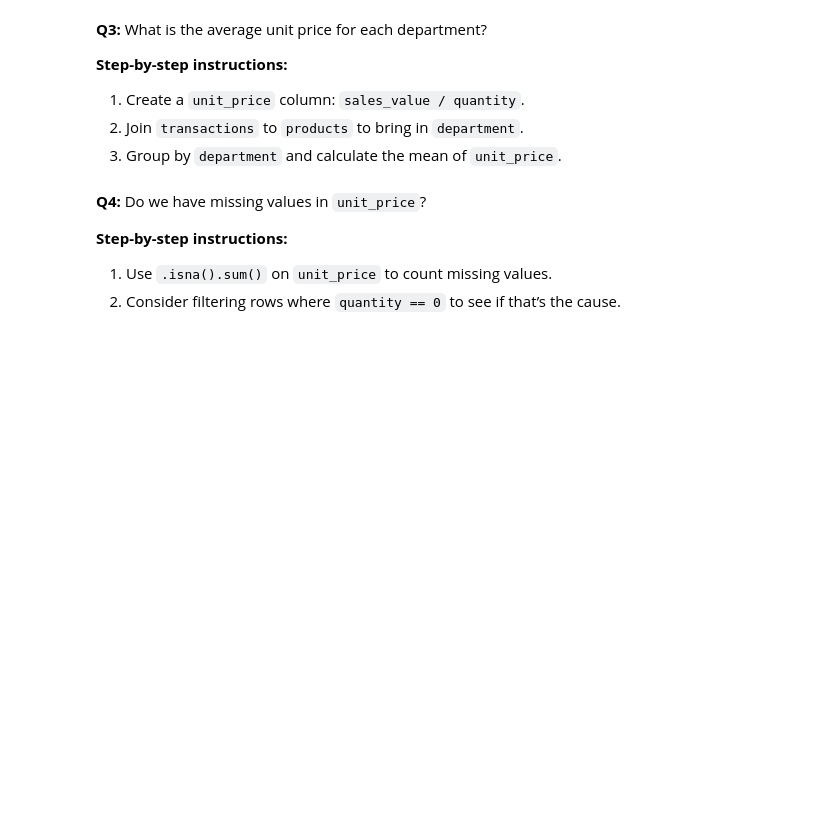
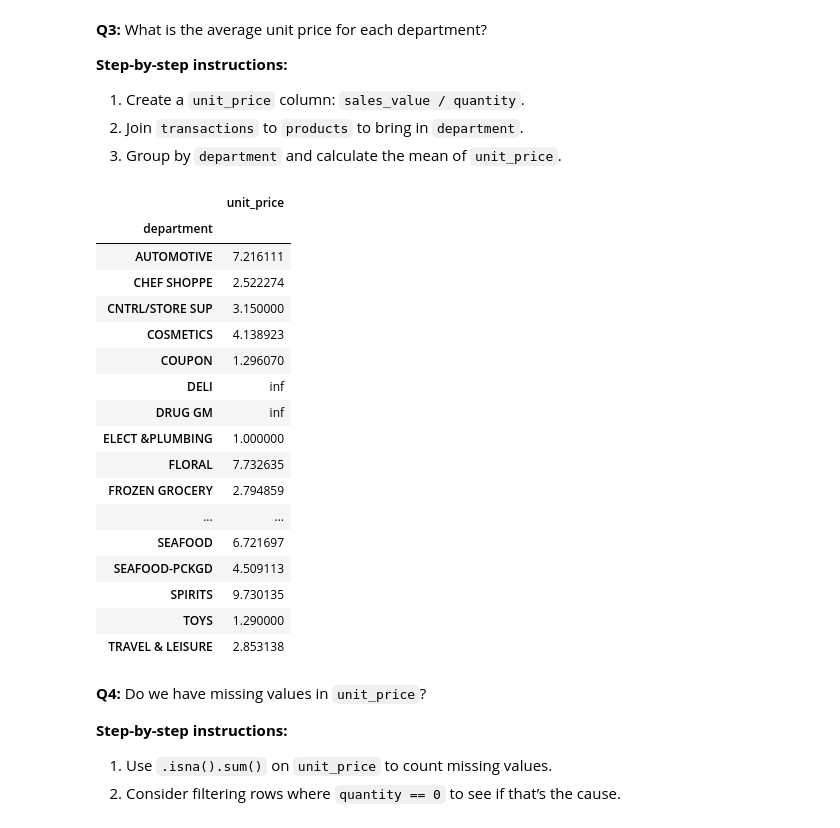
Before and after one commit to mbreese/BANA-7025, a Jupyter notebook: assignments/homework/week-04-homework.ipynb, the cells around one changed output. Saved outputs shown, nothing was run; the diff lists cells and outputs as text; code cells hidden in the pictures; blank space fills up the shorter version.

```diff
--- a/assignments/homework/week-04-homework.ipynb
+++ b/assignments/homework/week-04-homework.ipynb
@@ -121,3 +117,9 @@ mean_sales = transactions['sales_value'].__()
 4. Select the top row.
 # %%
 # Your code here
+transactions['date'] = transactions['transaction_timestamp'].dt.date
+
+transactions.groupby('date') \
+  .agg({'sales_value': 'sum'}) \
+  .sort_values(by='sales_value', ascending=False) \
+  .head(1)
@@ -144,6 +164,33 @@ mean_sales = transactions['sales_value'].__()
 3. Group by `department` and calculate the mean of `unit_price`.
 # %%
 # Your code here
+transactions["unit_price"] = transactions["sales_value"] / transactions["quantity"]
+transactions["unit_price"].describe()
+
+# I'm intentionally leaving in missing values for now (see next question)
+
+pd.merge(transactions, products, how="inner", on="product_id") \
+  .groupby("department") \
+  .agg({"unit_price":"mean"})
+# %% [output]
+|  | unit_price |
+| department |  |
+| AUTOMOTIVE | 7.216111 |
+| CHEF SHOPPE | 2.522274 |
+| CNTRL/STORE SUP | 3.150000 |
+| COSMETICS | 4.138923 |
+| COUPON | 1.296070 |
+| DELI | inf |
+| DRUG GM | inf |
+| ELECT &PLUMBING | 1.000000 |
+| FLORAL | 7.732635 |
+| FROZEN GROCERY | 2.794859 |
+| ... | ... |
+| SEAFOOD | 6.721697 |
+| SEAFOOD-PCKGD | 4.509113 |
+| SPIRITS | 9.730135 |
+| TOYS | 1.290000 |
+| TRAVEL & LEISURE | 2.853138 |
 # %% [markdown]
 
 **Q4:** Do we have missing values in `unit_price`?
```
Also changed, not shown: parts of 4 cells of this notebook.
